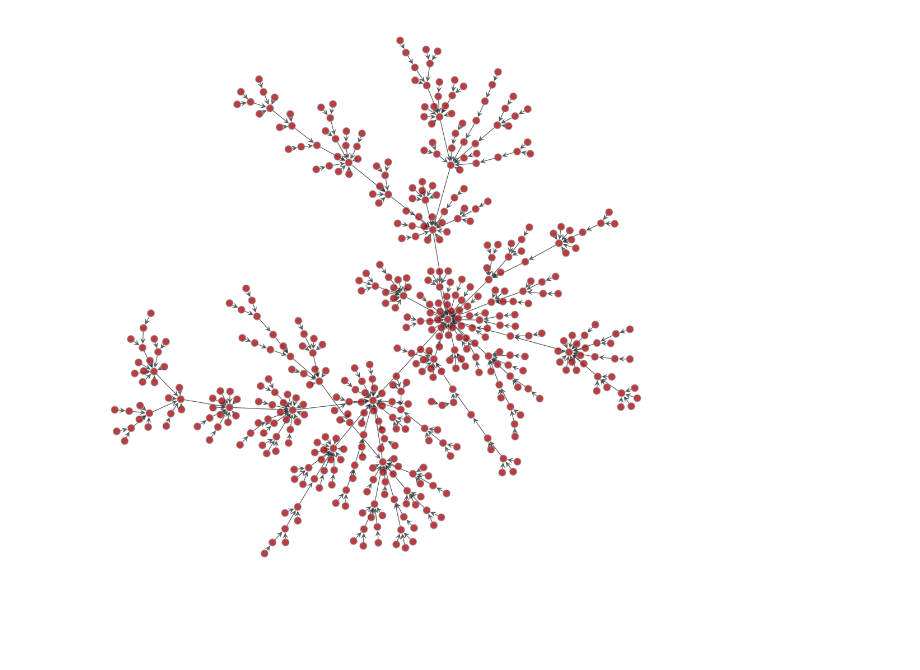
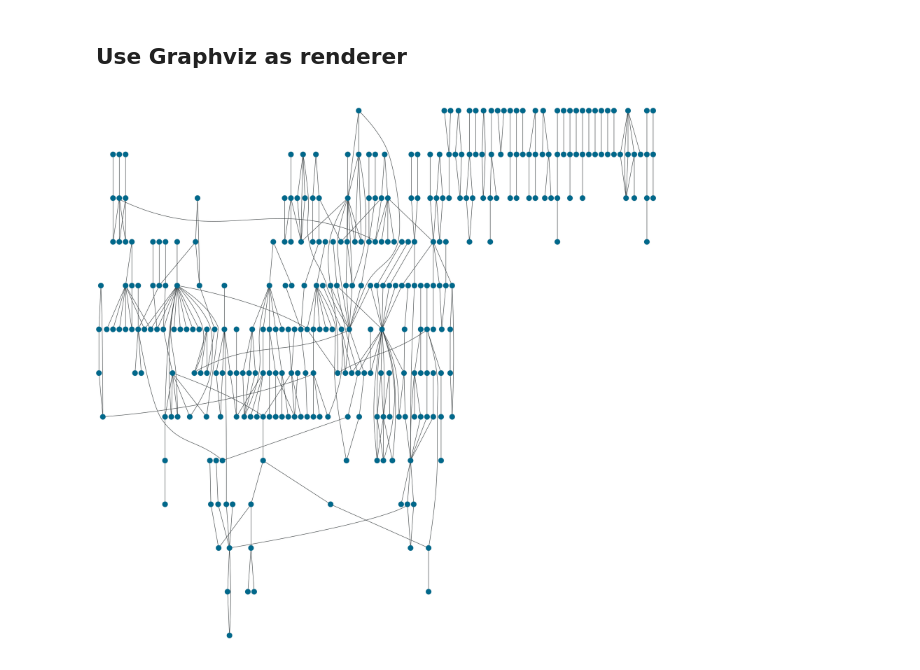
Before and after one commit to cytoscape-ci/image-generator, a Jupyter notebook: notebooks/ImageServiceTest.ipynb, the cells around one changed output. Cells and saved outputs as stored; diff of their text form; code cells hidden in the pictures; blank space fills up the shorter version.

Commit message:
Add Graphviz option

```diff
--- a/notebooks/ImageServiceTest.ipynb
+++ b/notebooks/ImageServiceTest.ipynb
@@ -13,11 +0,0 @@ print(res.json())
-# %%
-msg = {
-    "test": "foo"
-}
-
-image_url = BASE + 'image'
-
-with open('gal_filtered_2.json', 'r') as f:
-    res = requests.post(image_url, data=f)
-
-Image(data=res.content, width=800)
@@ -25,0 +9,20 @@ Image(data=res.content, width=800)
+# %%
+import requests
+from IPython.display import Image, SVG
+from IPython.core.display import HTML
+from IPython.display import (
+    display_pretty, display_html, display_jpeg,
+    display_png, display_json, display_latex, display_svg
+)
+
+# This is your service IP address.  You need to modify this!
+BASE = 'http://192.168.99.100:5000/'
+
+# Check server is actually working
+res = requests.get(BASE)
+print(res.json())
+
+# Helper function to POST a local CX file
+def post_file(url, file_name):
+    with open(file_name, 'r') as f:
+        return requests.post(url, data=f)
@@ -26,7 +47,8 @@ Image(data=res.content, width=800)
+# %% [markdown]
+## Use Graphviz as renderer
 # %%
-
-
-res = requests.get(BASE+'image')
-Image(data=res.content, width=600)
+svg_image_url = BASE + 'image/graphviz/png'
+res = post_file(svg_image_url, 'gal_filtered_2.json')
+Image(data=res.content)
 # %% [output]
-[figure, old version]
+[figure, new version]
```
Also changed, not shown: parts of 9 cells of this notebook, 7 other files.
